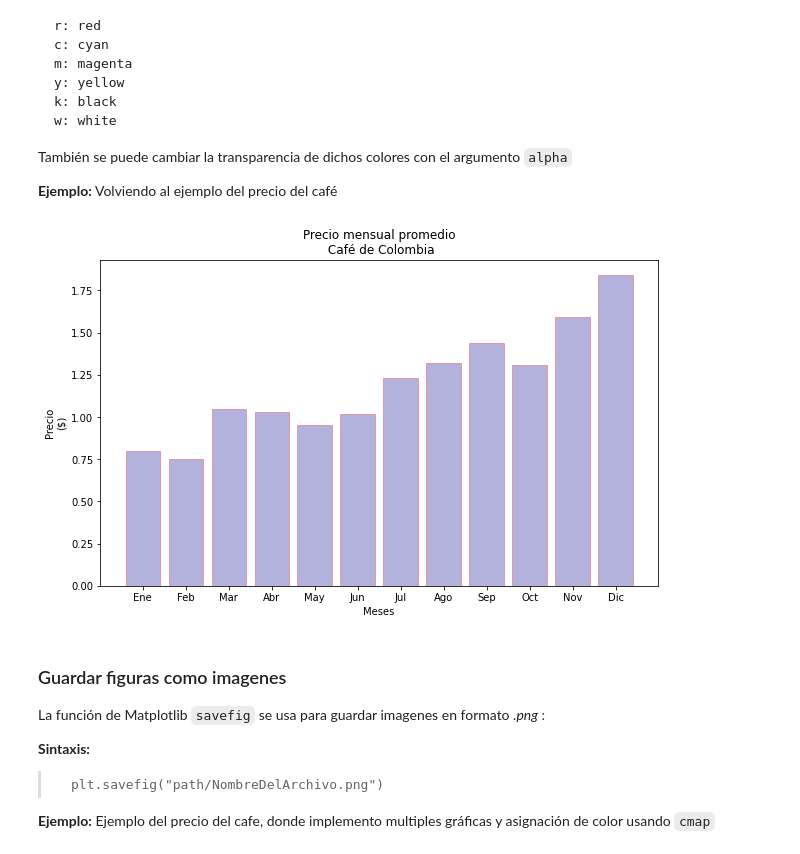
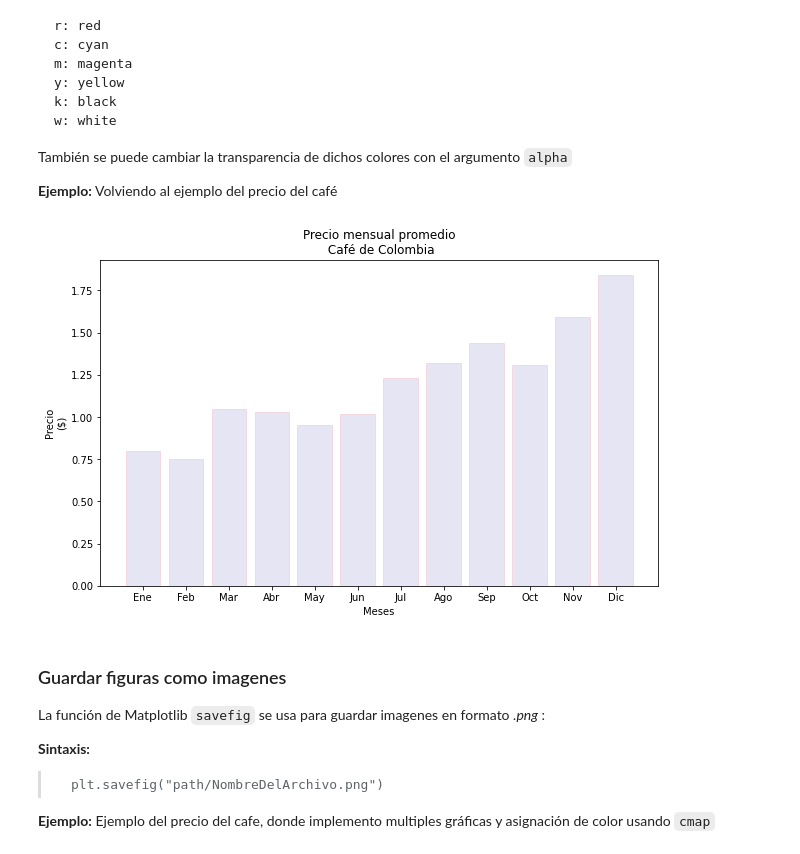
Before and after one commit to casfisica/Fisica_Computacional-1_2020-II, a Jupyter notebook: VisualizacionPython.ipynb, the cells around one changed output. Drawn from its saved outputs; the diff is of its cells as text; code cells hidden in the pictures.

```diff
--- a/VisualizacionPython.ipynb
+++ b/VisualizacionPython.ipynb
@@ -382,20 +388,20 @@ __Ejemplo:__ Volviendo al ejemplo del precio del café
 # %%
 fig, ax = plt.subplots(figsize=(10, 6))
 
 # Creo bar plot, y cambio el color y asigno transparencia
 ax.bar(months,
        coffe_monthly_price,
        color = 'darkblue',
        edgecolor = 'red',
-       alpha = 0.3)
+       alpha = 0.1)
 
 ax.set(title = "Precio mensual promedio\n Café de Colombia",
        xlabel = "Meses",
        ylabel = "Precio\n($)")
 
 plt.show()
 # %% [output]
-[figure, old version]
+[figure, new version]
 # %% [markdown]
 ### Guardar figuras como imagenes
 
```
Also changed, not shown: parts of 8 cells of this notebook.
